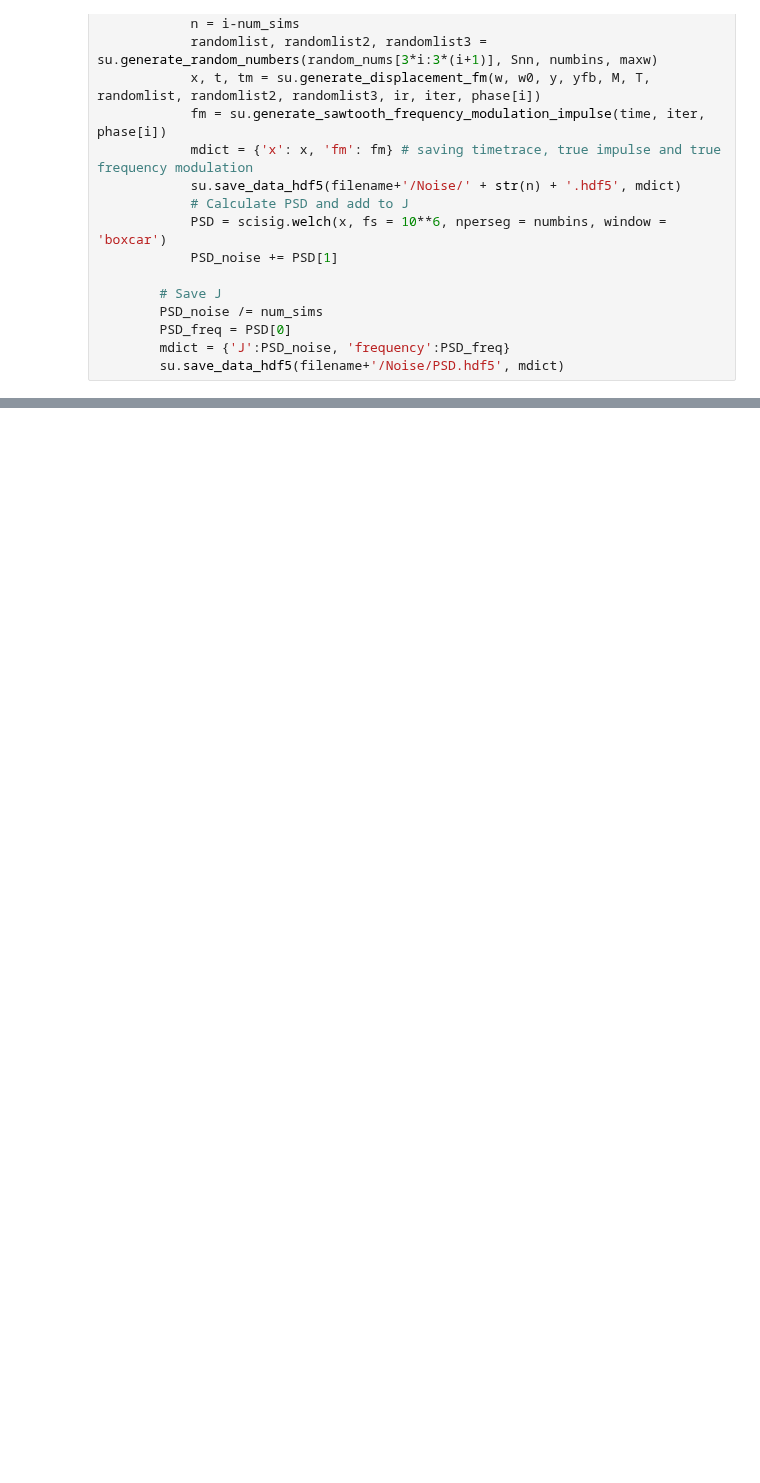
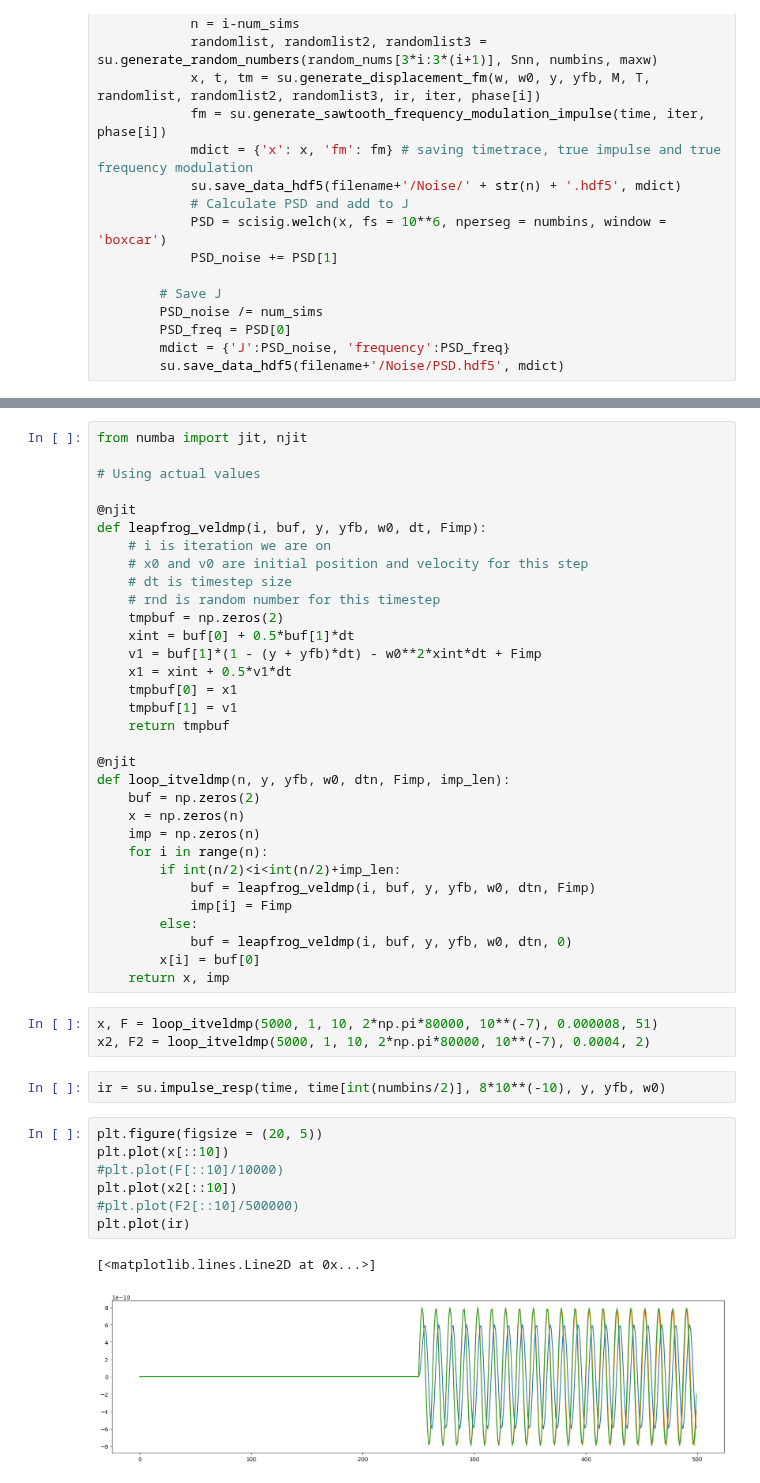
Before and after one commit to tompenny/SIMPLE_impulsesimulations, a Jupyter notebook: Generate data.ipynb, the cells around one changed output, grey strips where cells are left out. Saved outputs shown, nothing was run; the diff lists cells and outputs as text; blank space fills up the shorter version.

```diff
--- a/Generate data.ipynb
+++ b/Generate data.ipynb
@@ -203,0 +318,47 @@ x
+# %%
+from numba import jit, njit
+
+# Using actual values
+
+@njit
+def leapfrog_veldmp(i, buf, y, yfb, w0, dt, Fimp):
+    # i is iteration we are on
+    # x0 and v0 are initial position and velocity for this step
+    # dt is timestep size
+    # rnd is random number for this timestep
+    tmpbuf = np.zeros(2)
+    xint = buf[0] + 0.5*buf[1]*dt
+    v1 = buf[1]*(1 - (y + yfb)*dt) - w0**2*xint*dt + Fimp
+    x1 = xint + 0.5*v1*dt
+    tmpbuf[0] = x1
+    tmpbuf[1] = v1
+    return tmpbuf
+
+@njit
+def loop_itveldmp(n, y, yfb, w0, dtn, Fimp, imp_len):
+    buf = np.zeros(2)
+    x = np.zeros(n)
+    imp = np.zeros(n)
+    for i in range(n):
+        if int(n/2)<i<int(n/2)+imp_len:
+            buf = leapfrog_veldmp(i, buf, y, yfb, w0, dtn, Fimp)
+            imp[i] = Fimp
+        else:
+            buf = leapfrog_veldmp(i, buf, y, yfb, w0, dtn, 0)
+        x[i] = buf[0]
+    return x, imp
+# %%
+x, F = loop_itveldmp(5000, 1, 10, 2*np.pi*80000, 10**(-7), 0.000008, 51)
+x2, F2 = loop_itveldmp(5000, 1, 10, 2*np.pi*80000, 10**(-7), 0.0004, 2)
+# %%
+ir = su.impulse_resp(time, time[int(numbins/2)], 8*10**(-10), y, yfb, w0)
+# %%
+plt.figure(figsize = (20, 5))
+plt.plot(x[::10])
+#plt.plot(F[::10]/10000)
+plt.plot(x2[::10])
+#plt.plot(F2[::10]/500000)
+plt.plot(ir)
+# %% [output]
+[<matplotlib.lines.Line2D at 0x...>]
+[figure, added]
```
Also changed, not shown: parts of 10 cells of this notebook.
